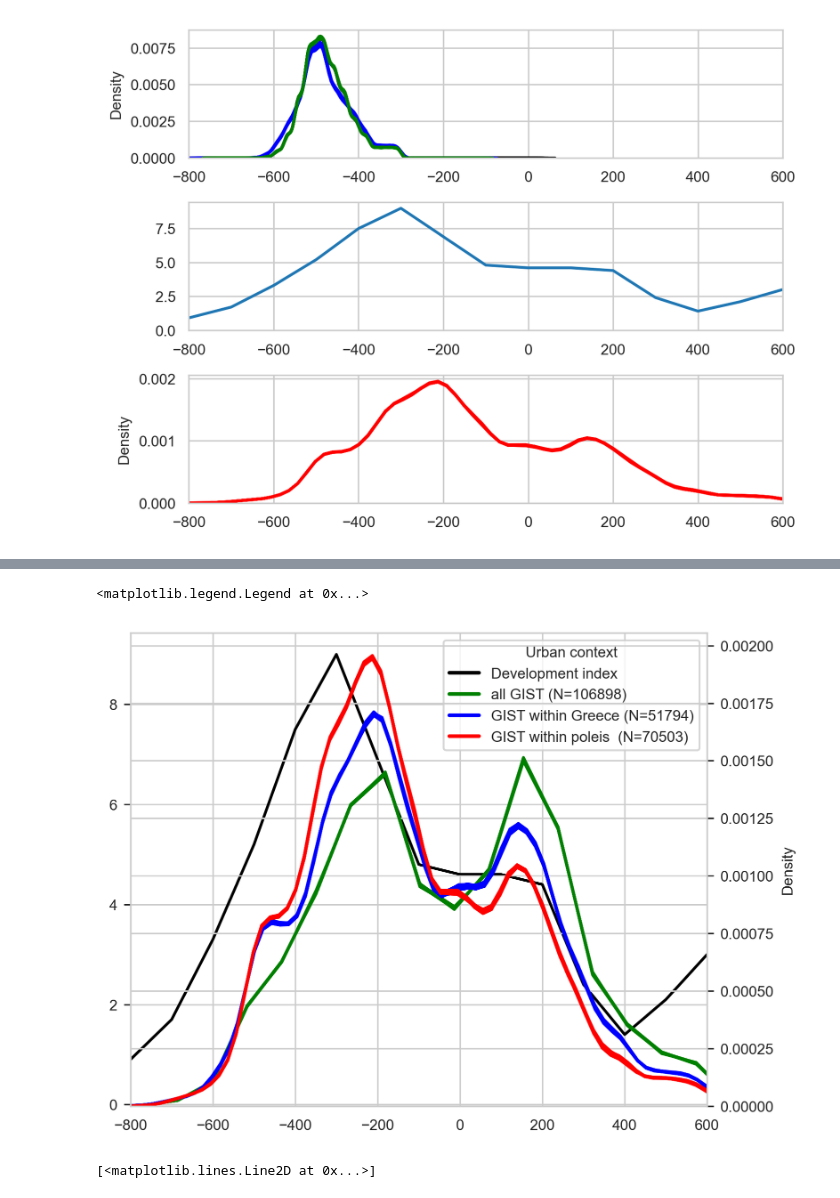
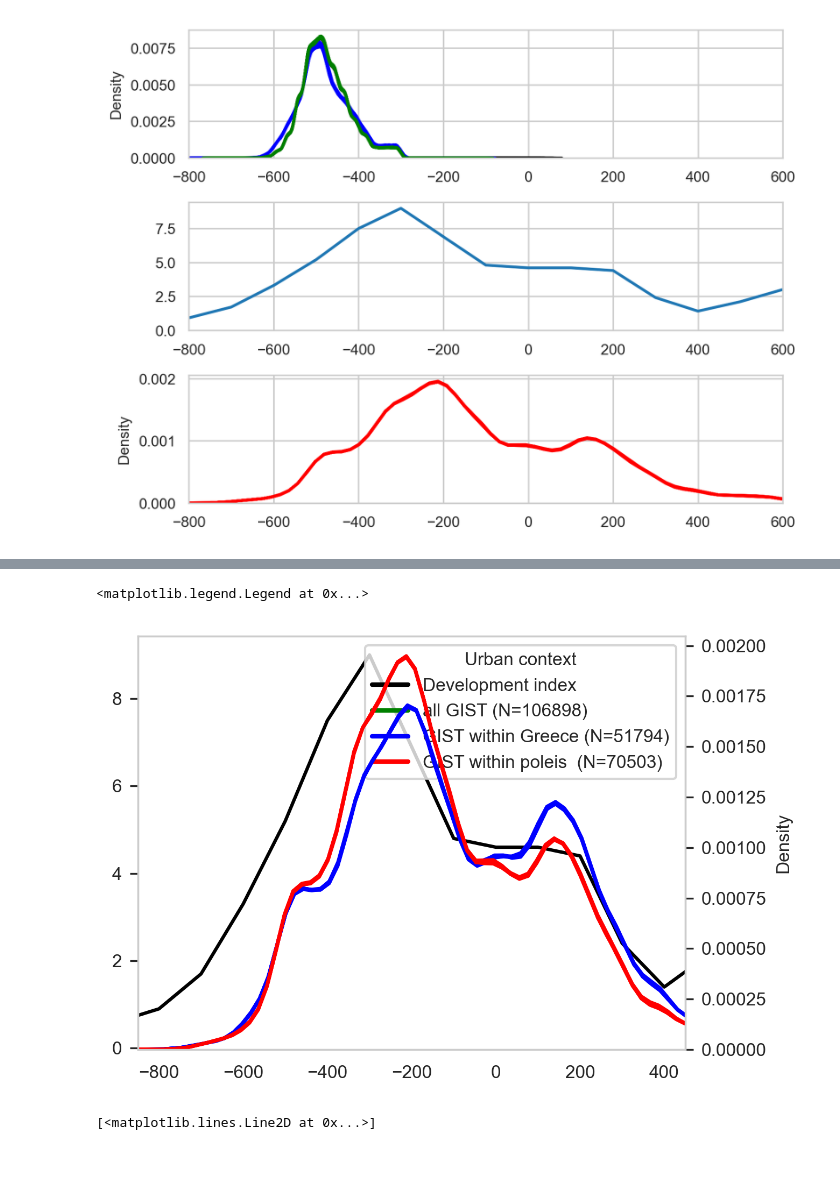
Before and after one commit to kasev/EpiMR, a Jupyter notebook: scripts/proxies.ipynb, the cells around one changed output, grey strips where cells are left out. Cells and saved outputs as stored; diff of their text form; code cells hidden in the pictures; blank space fills up the shorter version.

```diff
--- a/scripts/proxies.ipynb
+++ b/scripts/proxies.ipynb
@@ -6,13 +6,14 @@ import matplotlib.pyplot as plt
 # %%
 # global parameters for plots
 plt.style.use("fast")
-plt.rcParams['figure.dpi'] = 300
+plt.rcParams['figure.dpi'] = 600
+plt.rcParams['figure.figsize'] = (4.45, 3)
 plt.rcParams["font.family"] = "sans-serif"
 plt.rcParams['font.size'] = 8
 
 def save_figure(fig, fig_name):
-    fig.savefig("../figures/" + fig_name + ".tiff")
-    fig.savefig("../figures/" + fig_name + ".png")
+    fig.savefig("../figures/" + fig_name + ".tiff", dpi=600)
+    fig.savefig("../figures/" + fig_name + ".png", dpi=600)
 # %%
 GIST = gpd.read_parquet("../data/large_files/GIST_geocontexts.parquet")
 GIST = GIST[GIST["random_dates"].notnull()]
@@ -129,28 +170,31 @@ ax3.set_xlim(-800,600)
 # %%
-
-fig, ax1 = plt.subplots(1,1, figsize=(5.4, 4), tight_layout=True)
+fig, ax1 = plt.subplots(1,1, tight_layout=True)
 
 ax1.plot(development_index["year"], development_index["DI"], color="black")
-ax1.set_xlim(-800,600)
+ax1.set_xlim(-850,450)
+ax2=ax1.twinx()
+tempun.timeblocksplot_from_randoms(GIST["random_dates"], bins=[range(-850,450,100), ax=ax2, color="green")
+tempun.kdeplot_from_randoms(GIST[GIST["polis?"]]["random_dates"], random_size=5, ax=ax2, color="blue")
+tempun.kdeplot_from_randoms(GIST[GIST["greece?"]]["random_dates"], random_size=5, ax=ax2, color="red")
 
-ax2=ax1.twinx()
-tempun.kdeplot_from_randoms(GIST["random_dates"], random_size=10, ax=ax2, color="green")
-tempun.kdeplot_from_randoms(GIST[GIST["polis?"]]["random_dates"], random_size=10, ax=ax2, color="blue")
-tempun.kdeplot_from_randoms(GIST[GIST["greece?"]]["random_dates"], random_size=10, ax=ax2, color="red")
-
-ax2.set_xlim(-800,600)
+ax2.set_xlim(-850,450)
 
 colors=["black", "green", "blue", "red"] #, "darkgrey"]
+
+ax1.grid(False)
+ax2.grid(False)
+
+
 legend_labels = ["Development index",
                  "all GIST (N={})".format(str(len(GIST))),
                  "GIST within Greece (N={})".format(str(GIST["greece?"].sum())),
                  "GIST within poleis  (N={})".format(str(GIST["polis?"].sum()))
                  ]
 markers = [plt.Line2D([0,0],[0,0],color=color, lw=2) for color in colors]
-ax1.legend(markers, legend_labels, numpoints=1,  title="Urban context", bbox_to_anchor=(1, 1), loc='upper right')
+ax1.legend(markers, legend_labels, numpoints=1,  fontsize=8, title="Urban context", bbox_to_anchor=(1, 1), loc='upper right')
 # %% [output]
 <matplotlib.legend.Legend at 0x...>
-[figure, old version]
+[figure, new version]
 # %%
 plt.plot(development_index["year"], development_index["DI"])
 # %% [output]
```
Also changed, not shown: parts of 6 cells of this notebook, 14 other files.
